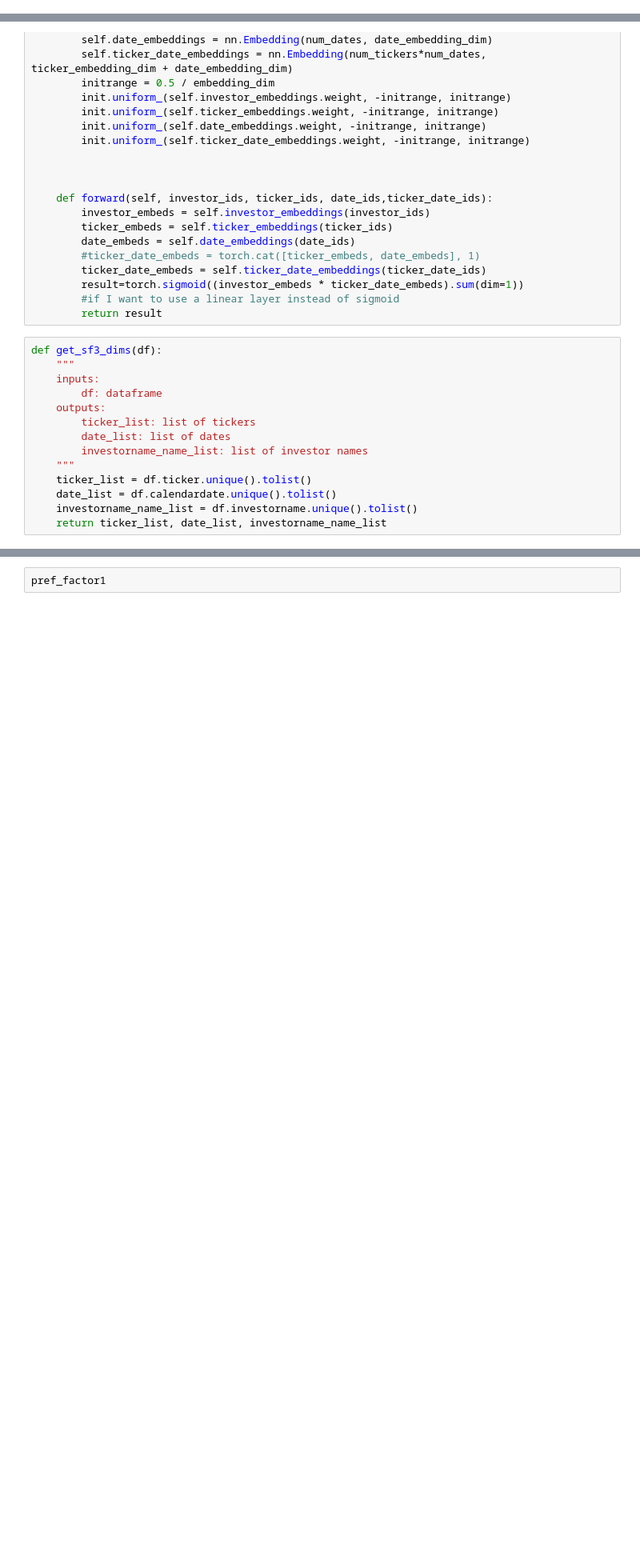
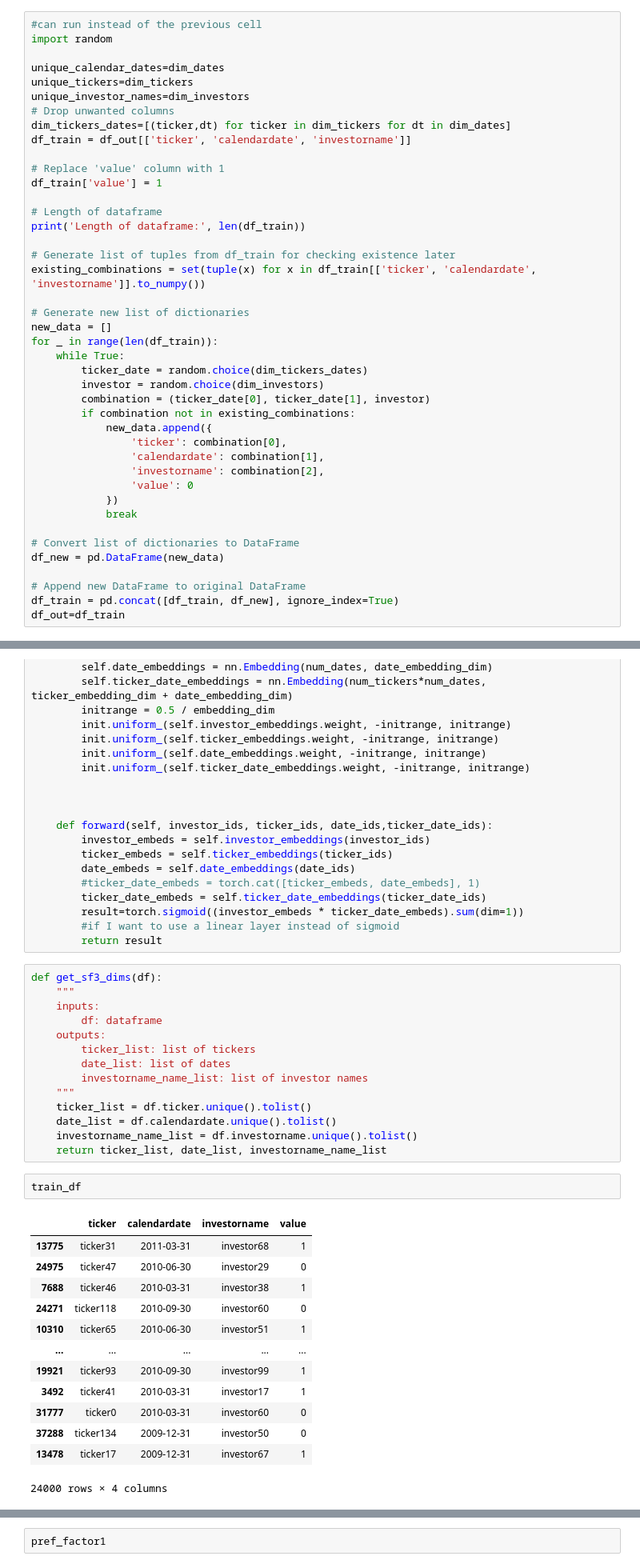
Before and after one commit to FirmAI-Research/colab_filtering, a Jupyter notebook: Generate_two_feature_set_with_training_may16.ipynb, the cells around one changed output, grey strips where cells are left out. Shown at 80% size. Drawn from its saved outputs; the diff is of its cells as text; blank space fills up the shorter version.

```diff
--- a/Generate_two_feature_set_with_training_may16.ipynb
+++ b/Generate_two_feature_set_with_training_may16.ipynb
@@ -263,0 +269,42 @@ merged_data.size
+# %%
+#can run instead of the previous cell
+import random
+
+unique_calendar_dates=dim_dates
+unique_tickers=dim_tickers
+unique_investor_names=dim_investors
+# Drop unwanted columns
+dim_tickers_dates=[(ticker,dt) for ticker in dim_tickers for dt in dim_dates]
+df_train = df_out[['ticker', 'calendardate', 'investorname']]
+
+# Replace 'value' column with 1
+df_train['value'] = 1
+
+# Length of dataframe
+print('Length of dataframe:', len(df_train))
+
+# Generate list of tuples from df_train for checking existence later
+existing_combinations = set(tuple(x) for x in df_train[['ticker', 'calendardate', 'investorname']].to_numpy())
+
+# Generate new list of dictionaries
+new_data = []
+for _ in range(len(df_train)):
+    while True:
+        ticker_date = random.choice(dim_tickers_dates)
+        investor = random.choice(dim_investors)
+        combination = (ticker_date[0], ticker_date[1], investor)
+        if combination not in existing_combinations:
+            new_data.append({
+                'ticker': combination[0],
+                'calendardate': combination[1],
+                'investorname': combination[2],
+                'value': 0
+            })
+            break
+
+# Convert list of dictionaries to DataFrame
+df_new = pd.DataFrame(new_data)
+
+# Append new DataFrame to original DataFrame
+df_train = pd.concat([df_train, df_new], ignore_index=True)
+df_out=df_train
@@ -373,6 +447,22 @@ def get_sf3_dims(df):
     date_list = df.calendardate.unique().tolist()
     investorname_name_list = df.investorname.unique().tolist()
     return ticker_list, date_list, investorname_name_list
+# %%
+train_df
+# %% [output]
+|  | ticker | calendardate | investorname | value |
+| 13775 | ticker31 | 2011-03-31 | investor68 | 1 |
+| 24975 | ticker47 | 2010-06-30 | investor29 | 0 |
+| 7688 | ticker46 | 2010-03-31 | investor38 | 1 |
+| 24271 | ticker118 | 2010-09-30 | investor60 | 0 |
+| 10310 | ticker65 | 2010-06-30 | investor51 | 1 |
+| ... | ... | ... | ... | ... |
+| 19921 | ticker93 | 2010-09-30 | investor99 | 1 |
+| 3492 | ticker41 | 2010-03-31 | investor17 | 1 |
+| 31777 | ticker0 | 2010-03-31 | investor60 | 0 |
+| 37288 | ticker134 | 2009-12-31 | investor50 | 0 |
+| 13478 | ticker17 | 2009-12-31 | investor67 | 1 |
+24000 rows × 4 columns
 # %%
 from IPython.display import clear_output
 sf3 = train_df
```
Also changed, not shown: parts of 12 cells of this notebook, 1 other file.
